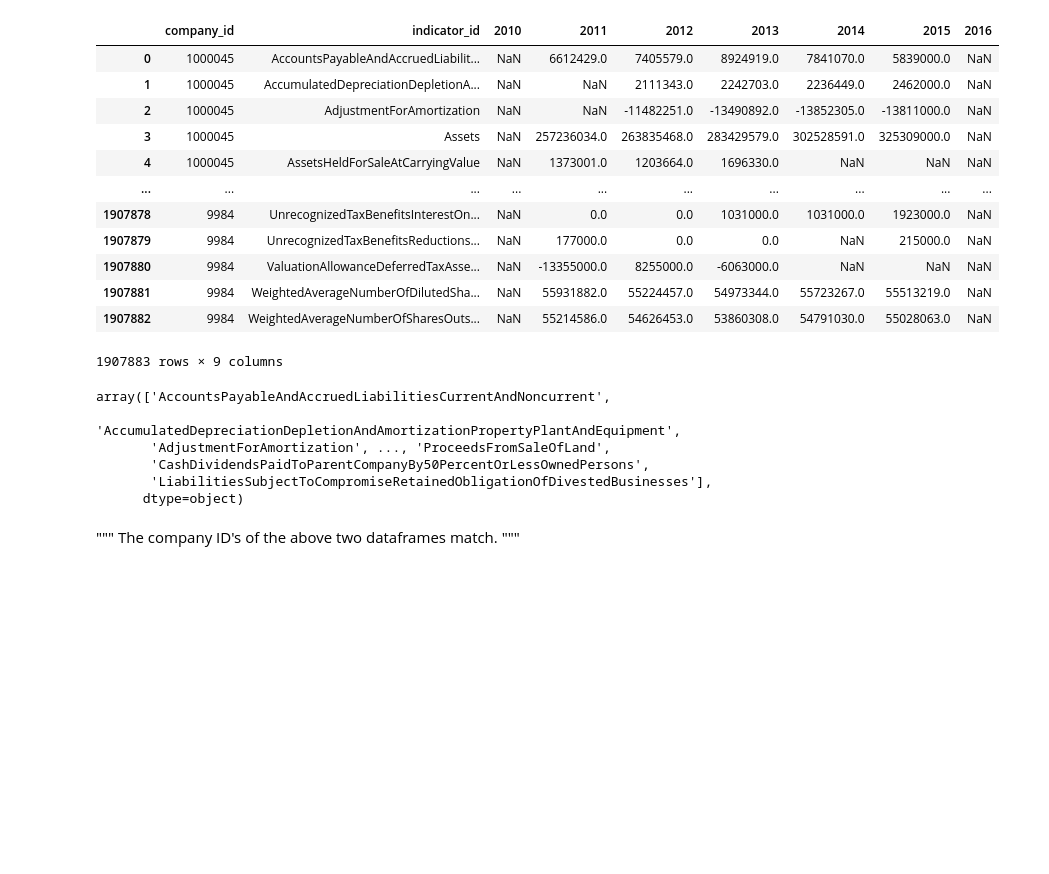
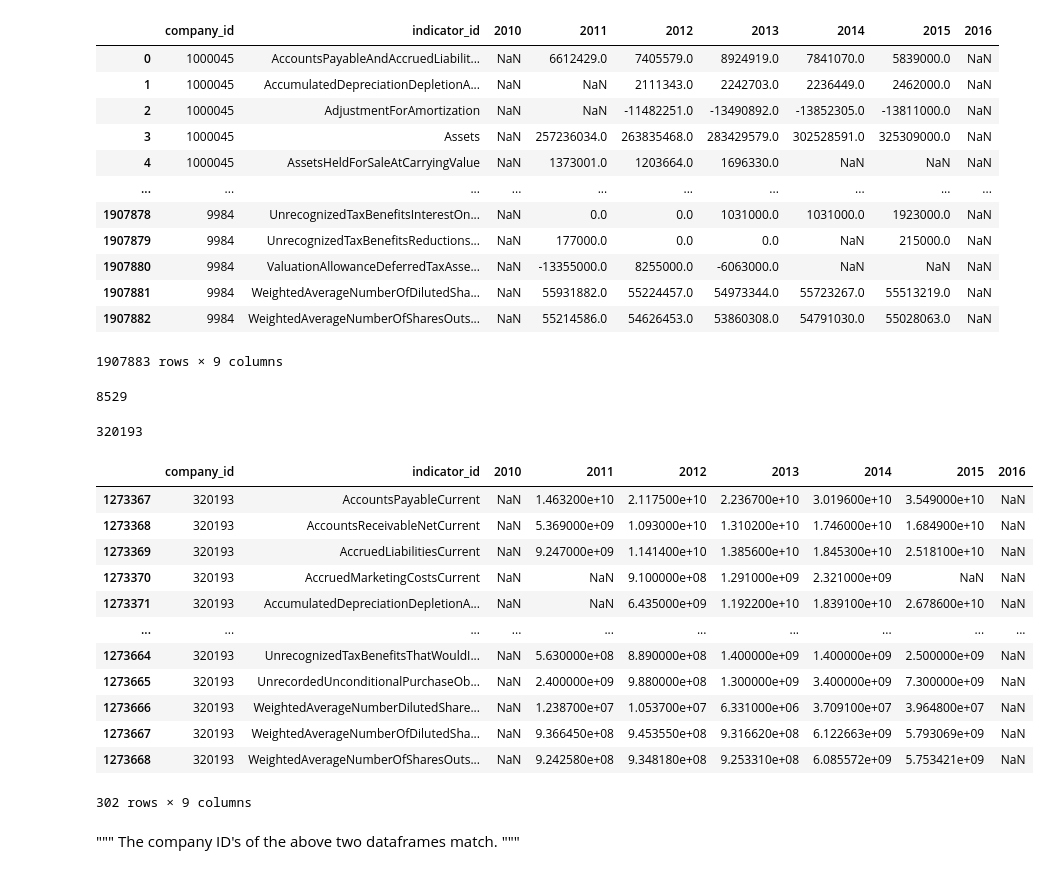
Before and after one commit to PhillipFeldman/StocksAI, a Jupyter notebook: Data_exploration.ipynb, the cells around one changed output. Saved outputs shown, nothing was run; the diff lists cells and outputs as text; code cells hidden in the pictures; blank space fills up the shorter version.

```diff
--- a/Data_exploration.ipynb
+++ b/Data_exploration.ipynb
@@ -26,3 +45,5 @@ companies_df
+# %%
+apple_id = companies_df[companies_df['name_latest']=='Apple Inc']['company_id']
 # %%
 indicators_df = pd.read_csv(path1+"indicators_by_company.csv")
 # %%
@@ -42,14 +63,31 @@ indicators_df
 | 1907882 | 9984 | WeightedAverageNumberOfSharesOuts... | NaN | 55214586.0 | 54626453.0 | 53860308.0 | 54791030.0 | 55028063.0 | NaN |
 1907883 rows × 9 columns
 # %%
-indicators_df['indicator_id'].unique()
+len(indicators_df['indicator_id'].unique())#could there possibly typos?8529!=302(see apple)
 # %% [output]
-array(['AccountsPayableAndAccruedLiabilitiesCurrentAndNoncurrent',
-       'AccumulatedDepreciationDepletionAndAmortizationPropertyPlantAndEquipment',
-       'AdjustmentForAmortization', ..., 'ProceedsFromSaleOfLand',
-       'CashDividendsPaidToParentCompanyBy50PercentOrLessOwnedPersons',
-       'LiabilitiesSubjectToCompromiseRetainedObligationOfDivestedBusinesses'],
-      dtype=object)
+8529
+# %%
+apple_id=np.int64(apple_id)[0]
+apple_id
+# %% [output]
+320193
+# %%
+apple_indicators = indicators_df[indicators_df['company_id']==apple_id]
+apple_indicators
+# %% [output]
+|  | company_id | indicator_id | 2010 | 2011 | 2012 | 2013 | 2014 | 2015 | 2016 |
+| 1273367 | 320193 | AccountsPayableCurrent | NaN | 1.463200e+10 | 2.117500e+10 | 2.236700e+10 | 3.019600e+10 | 3.549000e+10 | NaN |
+| 1273368 | 320193 | AccountsReceivableNetCurrent | NaN | 5.369000e+09 | 1.093000e+10 | 1.310200e+10 | 1.746000e+10 | 1.684900e+10 | NaN |
+| 1273369 | 320193 | AccruedLiabilitiesCurrent | NaN | 9.247000e+09 | 1.141400e+10 | 1.385600e+10 | 1.845300e+10 | 2.518100e+10 | NaN |
+| 1273370 | 320193 | AccruedMarketingCostsCurrent | NaN | NaN | 9.100000e+08 | 1.291000e+09 | 2.321000e+09 | NaN | NaN |
+| 1273371 | 320193 | AccumulatedDepreciationDepletionA... | NaN | NaN | 6.435000e+09 | 1.192200e+10 | 1.839100e+10 | 2.678600e+10 | NaN |
+| ... | ... | ... | ... | ... | ... | ... | ... | ... | ... |
+| 1273664 | 320193 | UnrecognizedTaxBenefitsThatWouldI... | NaN | 5.630000e+08 | 8.890000e+08 | 1.400000e+09 | 1.400000e+09 | 2.500000e+09 | NaN |
+| 1273665 | 320193 | UnrecordedUnconditionalPurchaseOb... | NaN | 2.400000e+09 | 9.880000e+08 | 1.300000e+09 | 3.400000e+09 | 7.300000e+09 | NaN |
+| 1273666 | 320193 | WeightedAverageNumberDilutedShare... | NaN | 1.238700e+07 | 1.053700e+07 | 6.331000e+06 | 3.709100e+07 | 3.964800e+07 | NaN |
+| 1273667 | 320193 | WeightedAverageNumberOfDilutedSha... | NaN | 9.366450e+08 | 9.453550e+08 | 9.316620e+08 | 6.122663e+09 | 5.793069e+09 | NaN |
+| 1273668 | 320193 | WeightedAverageNumberOfSharesOuts... | NaN | 9.242580e+08 | 9.348180e+08 | 9.253310e+08 | 6.085572e+09 | 5.753421e+09 | NaN |
+302 rows × 9 columns
 # %% [markdown]
 """
 The company ID's of the above two dataframes match.
```
Also changed, not shown: parts of 13 cells of this notebook.
